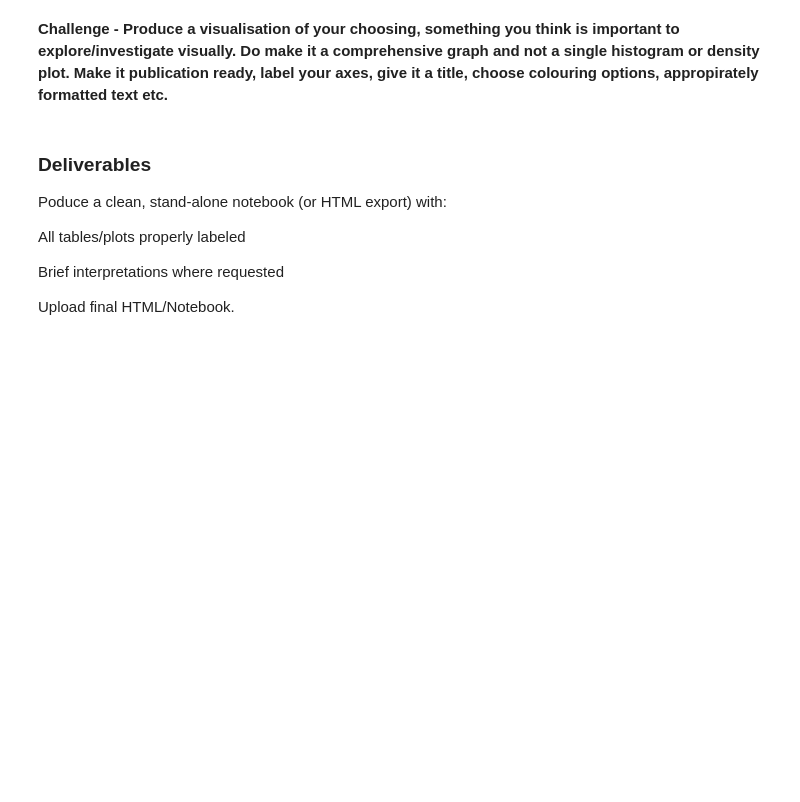
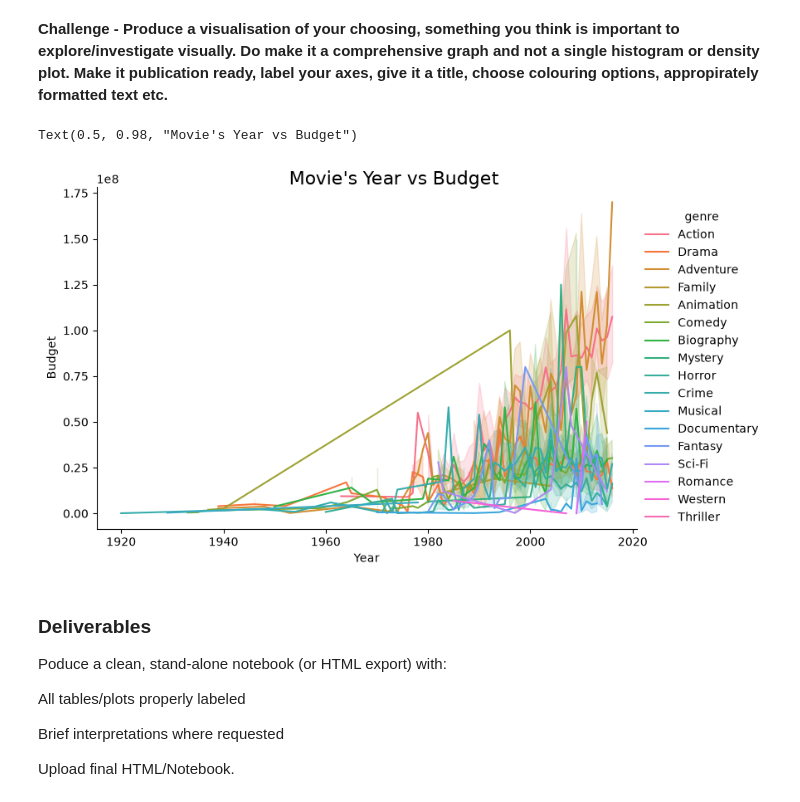
Before and after one commit to vidhyamini/Analytics-coding-Python, a Jupyter notebook: Session_2/Homework.ipynb, the cells around one changed output. Drawn from its saved outputs; the diff is of its cells as text; code cells hidden in the pictures; blank space fills up the shorter version.

```diff
--- a/Session_2/Homework.ipynb
+++ b/Session_2/Homework.ipynb
@@ -299,6 +292,21 @@ Data is skewed in this dataset with very few movies in high gross revenue and mo
 [figure]
 # %% [markdown]
 **Challenge - Produce a visualisation of your choosing, something you think is important to explore/investigate visually. Do make it a comprehensive graph and not a single histogram or density plot. Make it publication ready, label your axes, give it a title, choose colouring options, appropirately formatted text etc.**
+# %%
+movie_success_metric = sns.relplot(
+    data=movies,
+    x= 'year',
+    y='budget',
+    hue = 'genre',
+    kind='line',
+    height=5,
+    aspect=1.5
+)
+movie_success_metric.set_axis_labels("Year","Budget")
+movie_success_metric.figure.suptitle("Movie's Year vs Budget", fontsize=16)
+# %% [output]
+Text(0.5, 0.98, "Movie's Year vs Budget")
+[figure, added]
 # %% [markdown]
 ### Deliverables
 
```
Also changed, not shown: parts of 1 cell of this notebook.
